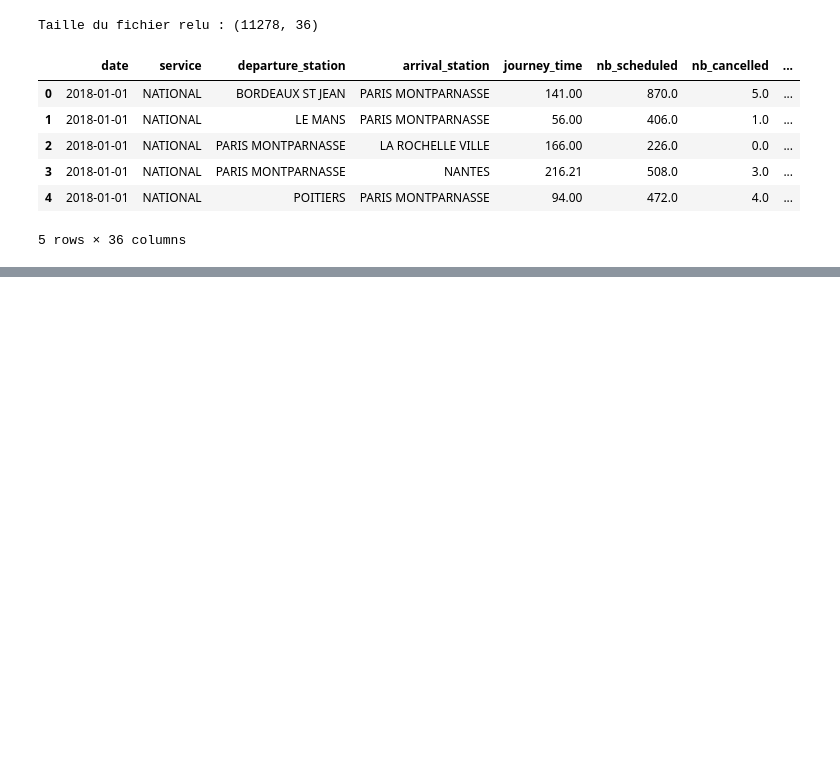
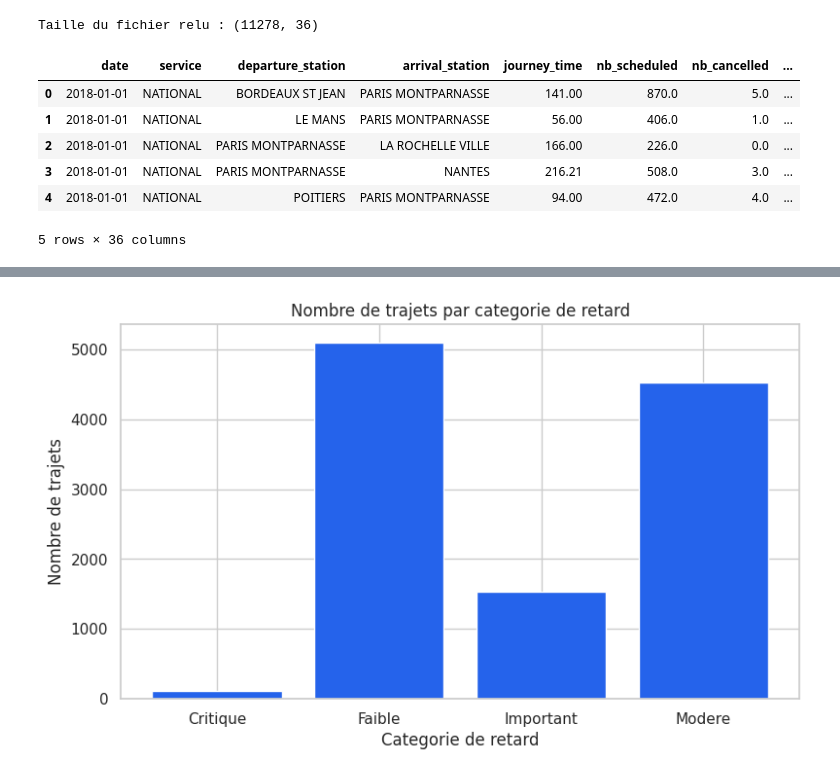
Before and after one commit to Hic-69/tardis_data, a Jupyter notebook: notebooks/tardis_eda.ipynb, the cells around one changed output, grey strips where cells are left out. Cells and saved outputs as stored; diff of their text form; code cells hidden in the pictures; blank space fills up the shorter version.

```diff
--- a/notebooks/tardis_eda.ipynb
+++ b/notebooks/tardis_eda.ipynb
@@ -610,0 +838,11 @@ Taille du fichier relu : (11278, 36)
+# %%
+comptage = df["delay_category"].value_counts().sort_index()
+
+plt.bar(comptage.index, comptage.values, color=COULEUR)
+
+plt.title("Nombre de trajets par categorie de retard")
+plt.xlabel("Categorie de retard")
+plt.ylabel("Nombre de trajets")
+plt.show()
+# %% [output]
+[figure, added]
```
Also changed, not shown: parts of 57 cells of this notebook, 2 other files.
